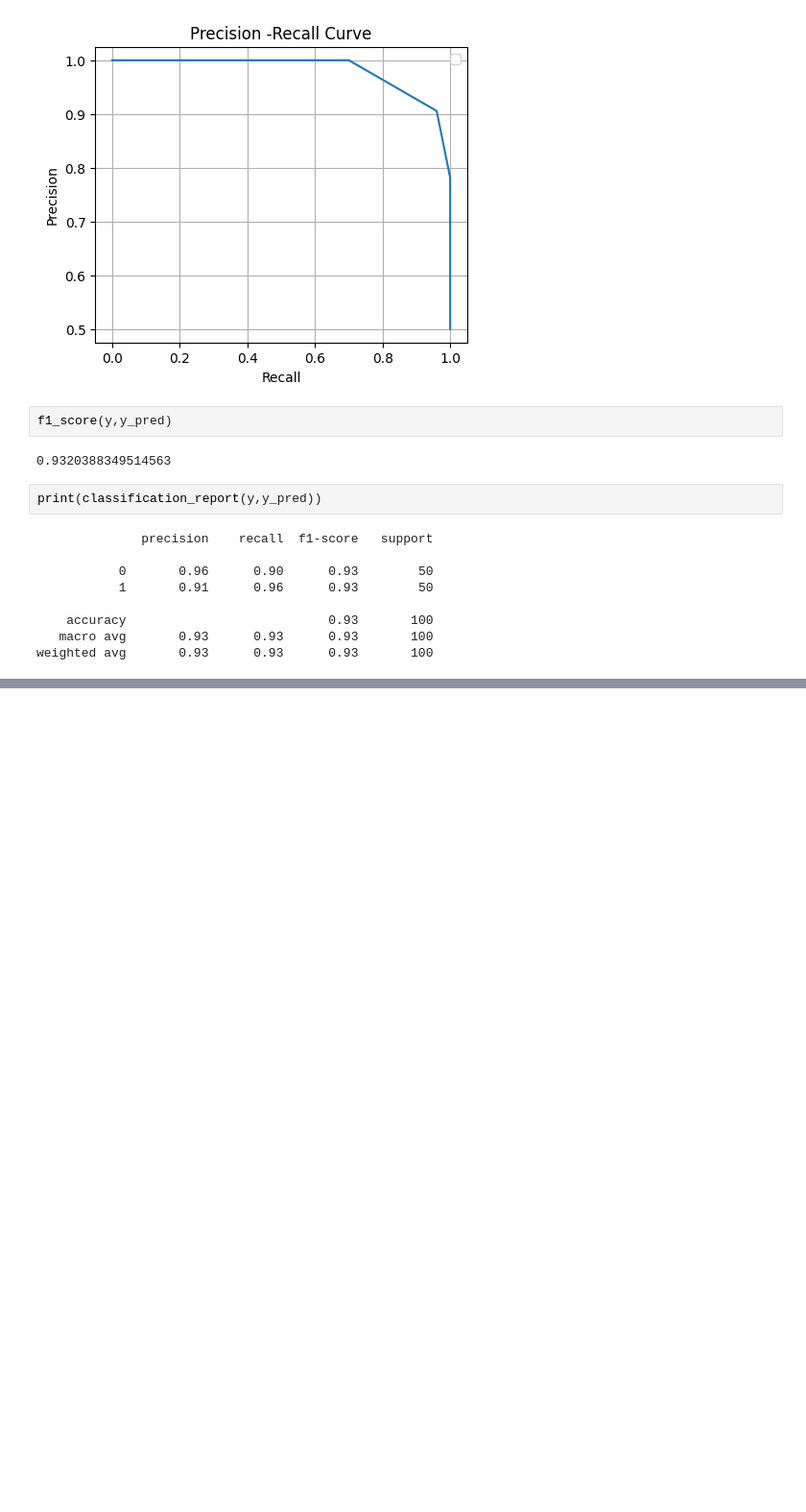
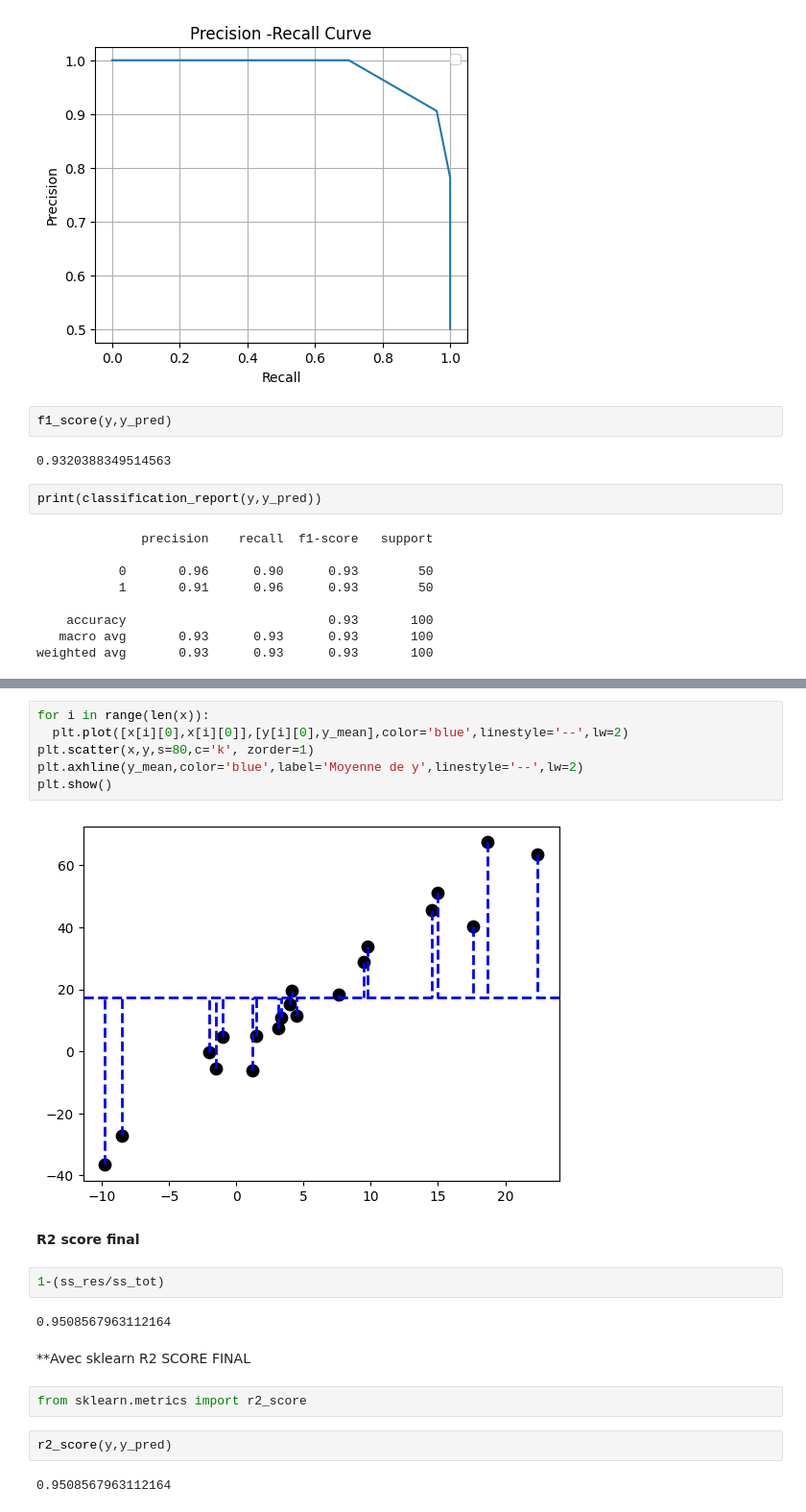
Before and after one commit to MERITOKAMIL/ML_PRO, a Jupyter notebook: ML_Pro_evaluation.ipynb, the cells around one changed output, grey strips where cells are left out. Shown at 96% size. Cells and saved outputs as stored; diff of their text form; blank space fills up the shorter version.

```diff
--- a/ML_Pro_evaluation.ipynb
+++ b/ML_Pro_evaluation.ipynb
@@ -185,0 +261,22 @@ weighted avg       0.93      0.93      0.93       100
+# %%
+for i in range(len(x)):
+  plt.plot([x[i][0],x[i][0]],[y[i][0],y_mean],color='blue',linestyle='--',lw=2)
+plt.scatter(x,y,s=80,c='k', zorder=1)
+plt.axhline(y_mean,color='blue',label='Moyenne de y',linestyle='--',lw=2)
+plt.show()
+# %% [output]
+[figure, added]
+# %% [markdown]
+**R2 score final**
+# %%
+1-(ss_res/ss_tot)
+# %% [output]
+0.9508567963112164
+# %% [markdown]
+**Avec sklearn R2 SCORE FINAL
+# %%
+from sklearn.metrics import r2_score
+# %%
+r2_score(y,y_pred)
+# %% [output]
+0.9508567963112164
```
Also changed, not shown: parts of 16 cells of this notebook.
